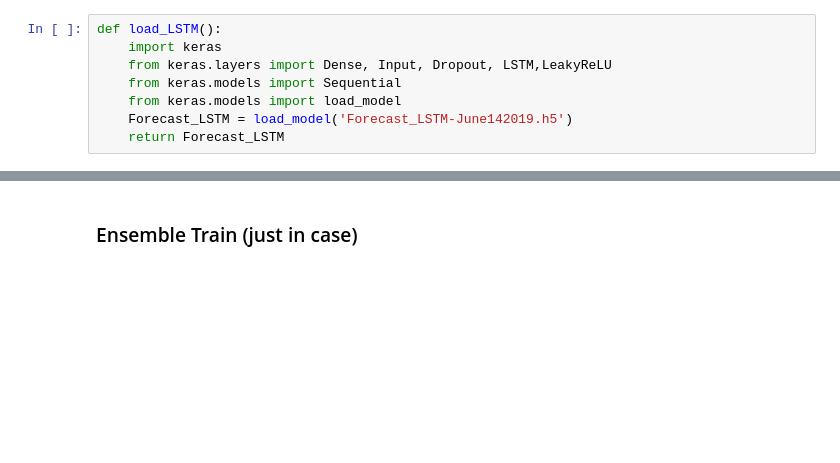
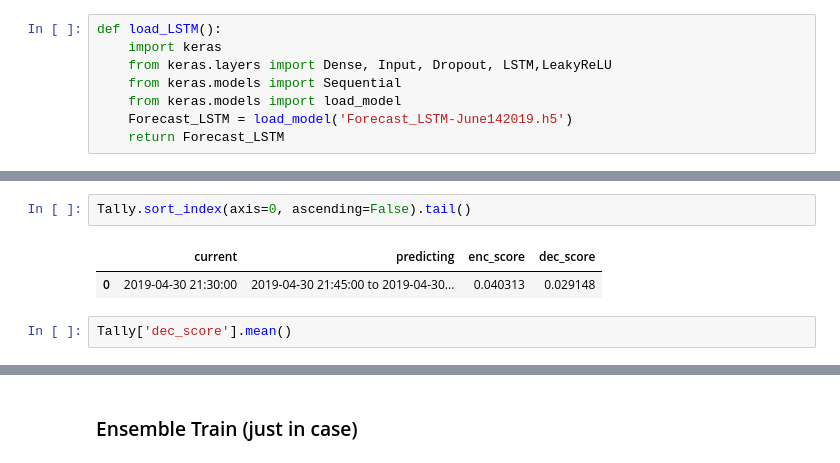
Before and after one commit to iocfinc/Grab-AIforSEA, a Jupyter notebook: EvaluationNotebook.ipynb, the cells around one changed output, grey strips where cells are left out. Drawn from its saved outputs; the diff is of its cells as text; blank space fills up the shorter version.

```diff
--- a/EvaluationNotebook.ipynb
+++ b/EvaluationNotebook.ipynb
@@ -952,0 +1024,7 @@ Wall time: 466 ms
+# %%
+Tally.sort_index(axis=0, ascending=False).tail()
+# %% [output]
+|  | current | predicting | enc_score | dec_score |
+| 0 | 2019-04-30 21:30:00 | 2019-04-30 21:45:00 to 2019-04-30... | 0.040313 | 0.029148 |
+# %%
+Tally['dec_score'].mean()
```
Also changed, not shown: parts of 57 cells of this notebook, 4 other files.
